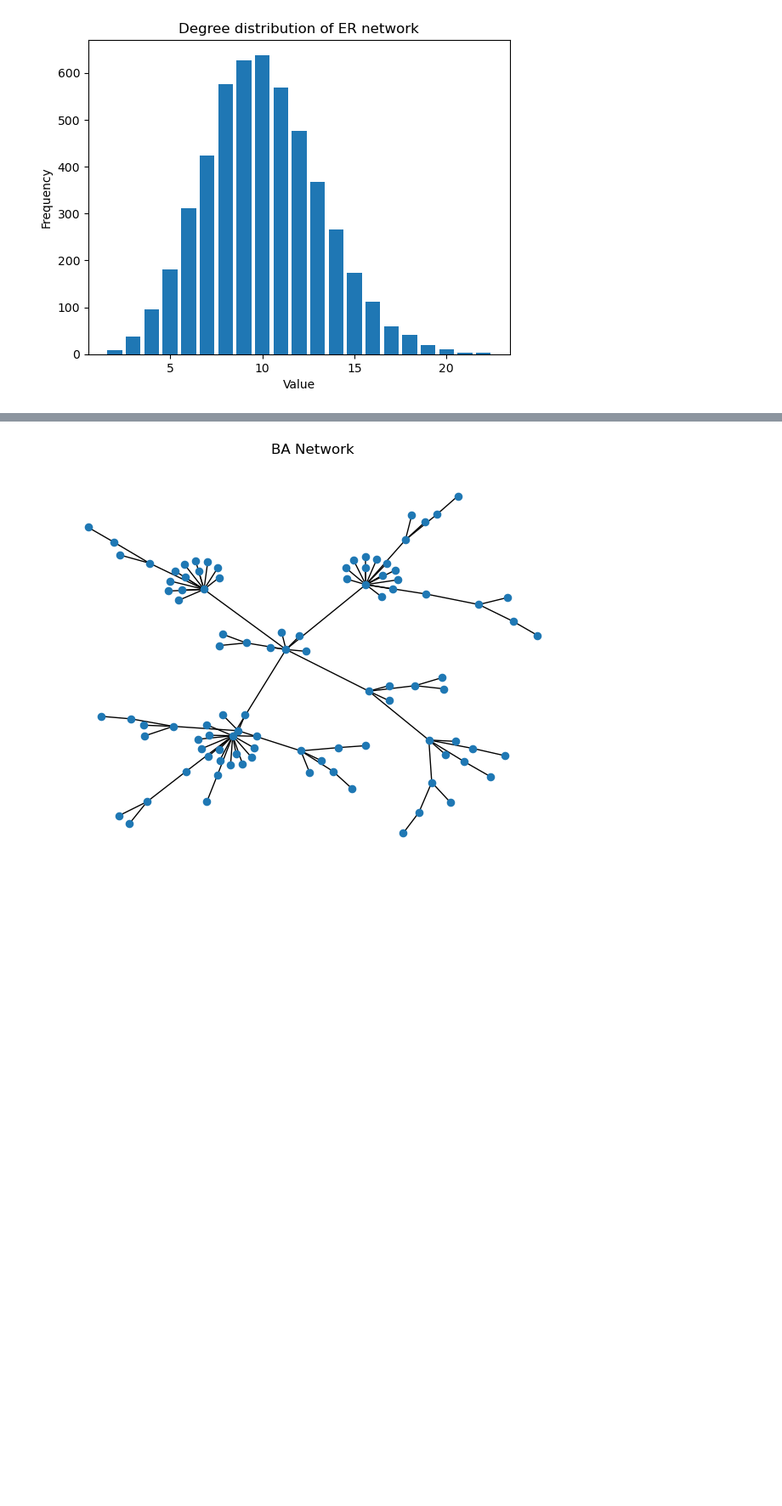
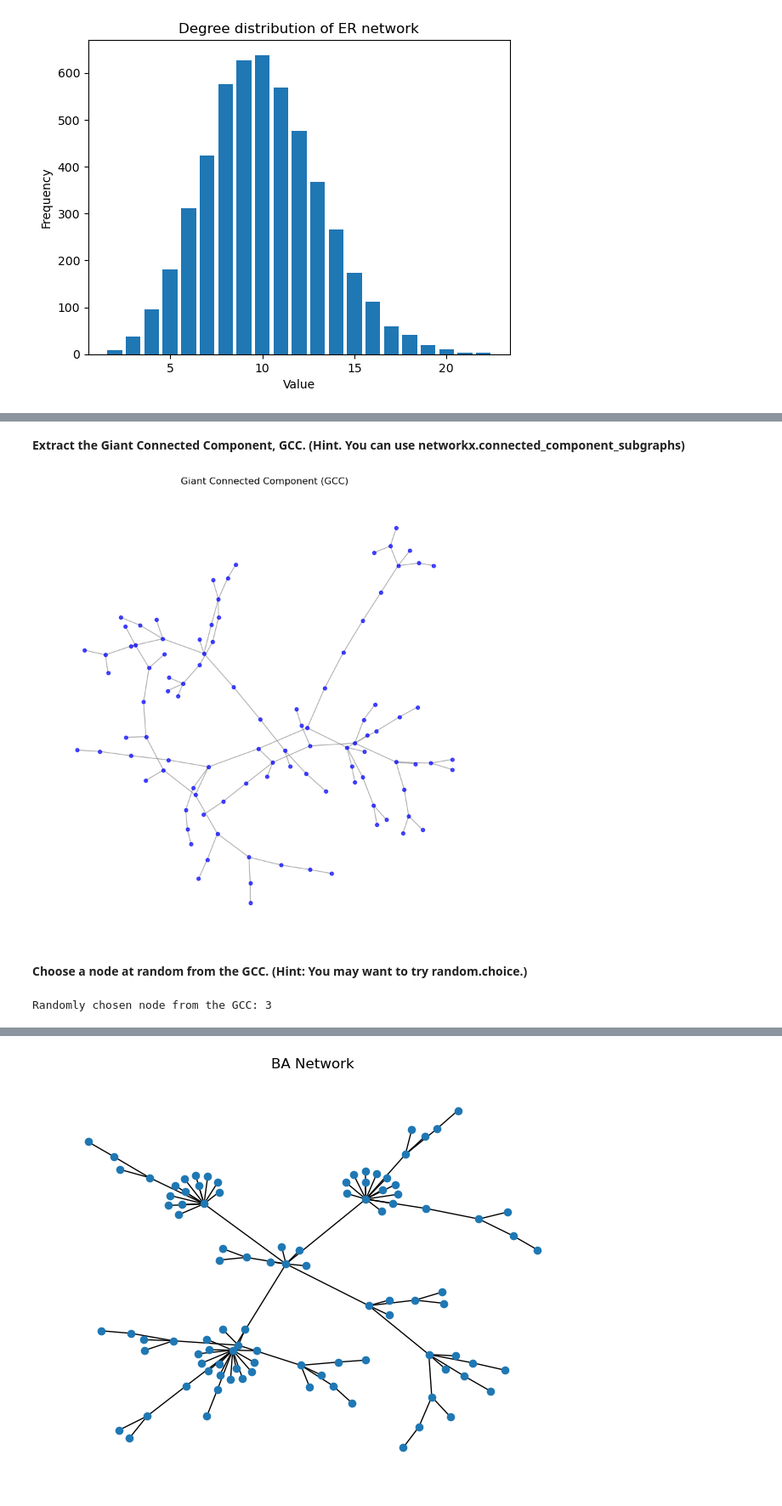
Before and after one commit to MrCogito/Social_Networks_2023, a Jupyter notebook: Assignment1.ipynb, the cells around one changed output, grey strips where cells are left out. Shown: that part at 85% size. Cells and saved outputs as stored; diff of their text form; code cells hidden in the pictures; blank space fills up the shorter version.

```diff
--- a/Assignment1.ipynb
+++ b/Assignment1.ipynb
@@ -139,0 +302,54 @@ By the way, the default plot coming out of `networkx` doesn't look like the one
+# %% [markdown]
+**Extract the Giant Connected Component, GCC. (Hint. You can use networkx.connected_component_subgraphs)**
+# %%
+
+
+# Creating the random network with 200 nodes and an average degree of 1.5
+n = 200
+avg_degree = 1.5
+G = nx.erdos_renyi_graph(n, avg_degree / n)
+
+# Finding all connected components as separate graphs
+connected_components = list(nx.connected_components(G))
+
+# Identifying the Giant Connected Component (GCC)
+gcc_nodes = max(connected_components, key=len)
+gcc = G.subgraph(gcc_nodes)
+
+# Drawing the GCC
+pos = nx.spring_layout(gcc, seed=42)
+plt.figure(figsize=(8, 8))
+nx.draw(gcc, pos, node_size=20, with_labels=False, node_color='b', edge_color='gray', alpha=0.7)
+plt.title("Giant Connected Component (GCC)")
+plt.axis('off')
+plt.show()
+
+# We can also access information about the GCC, e.g., its size:
+##gcc_size = len(gcc.nodes())
+##print(f"Size of GCC: {gcc_size} nodes")
+# %% [output]
+[figure, added]
+# %% [markdown]
+**Choose a node at random from the GCC. (Hint: You may want to try random.choice.)**
+# %%
+import random
+
+# Create the random network with 200 nodes and an average degree of 1.5
+n = 200
+avg_degree = 1.5
+G = nx.erdos_renyi_graph(n, avg_degree / n)
+
+# Find all connected components as separate graphs
+connected_components = list(nx.connected_components(G))
+
+# Identify the Giant Connected Component (GCC)
+gcc_nodes = max(connected_components, key=len)
+gcc = G.subgraph(gcc_nodes)
+
+# Choose a random node from the GCC
+random_node = random.choice(list(gcc.nodes()))
+
+# Print the randomly chosen node
+print("Randomly chosen node from the GCC:", random_node)
+# %% [output]
+Randomly chosen node from the GCC: 3
```
Also changed, not shown: parts of 28 cells of this notebook.
